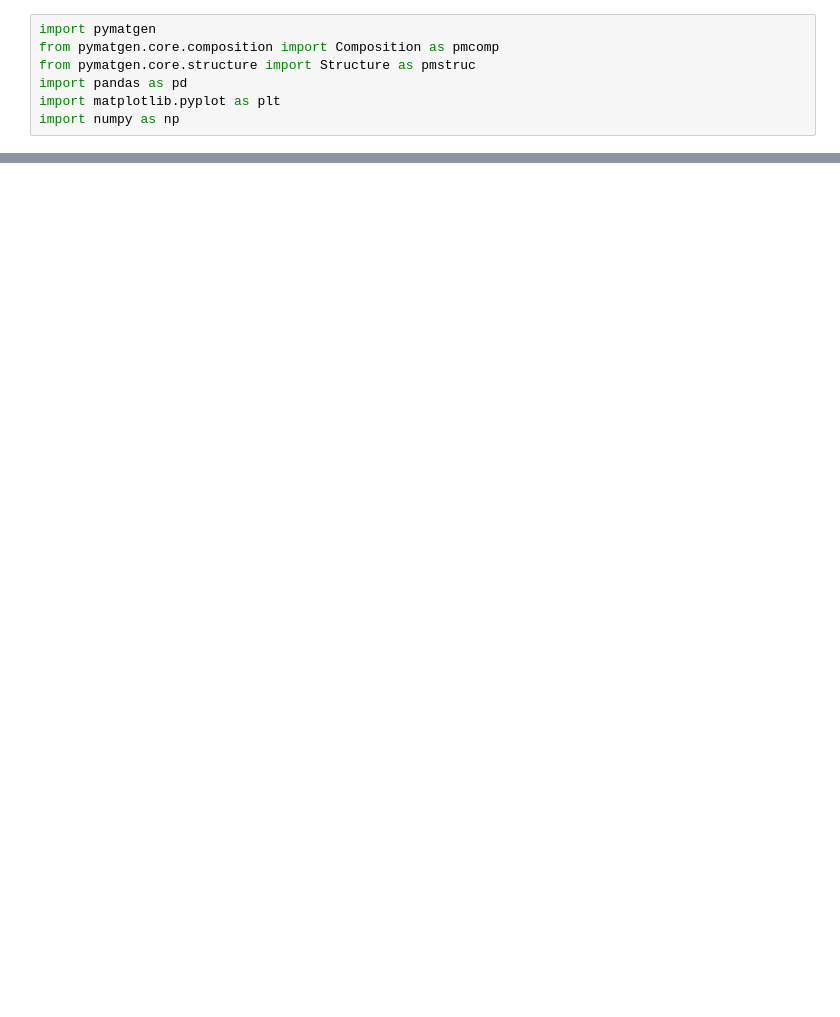
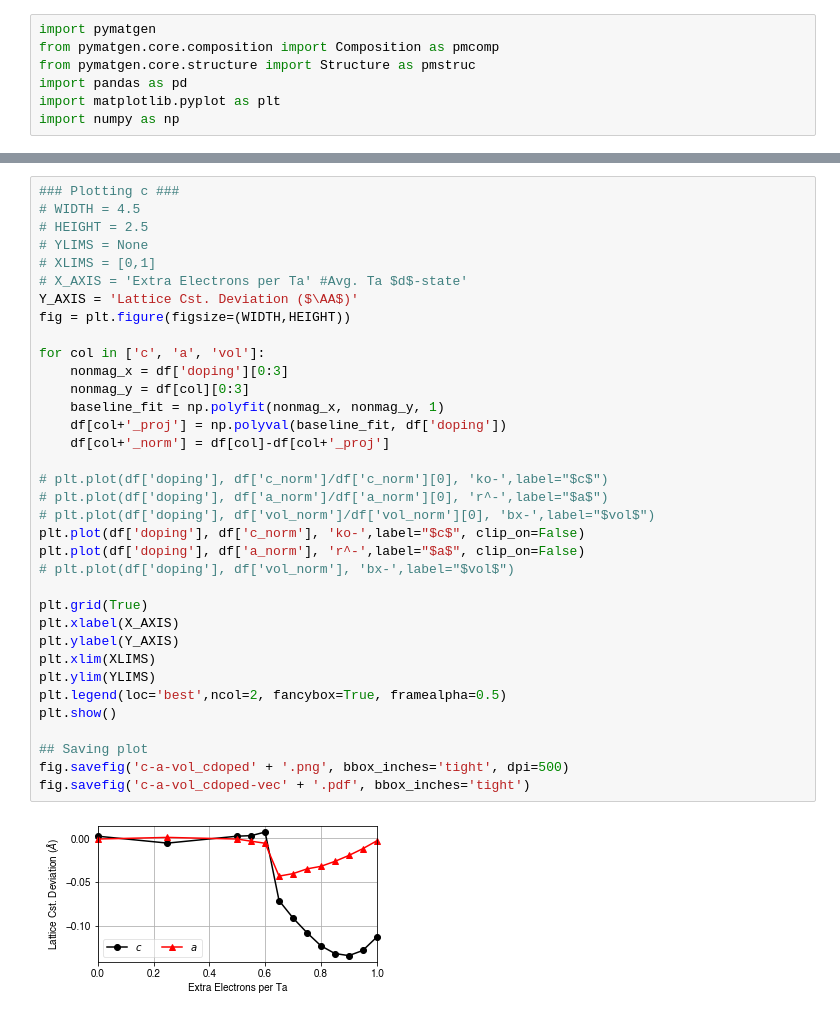
Before and after one commit to kyledmiller/kdm_vault, a Jupyter notebook: scripts_dft/plot_measurements.ipynb, the cells around one changed output, grey strips where cells are left out. Drawn from its saved outputs; the diff is of its cells as text; blank space fills up the shorter version.

```diff
--- a/scripts_dft/plot_measurements.ipynb
+++ b/scripts_dft/plot_measurements.ipynb
@@ -78,0 +84,37 @@ fig.savefig('c-a_ratio_cdoped-vec' + '.pdf', bbox_inches='tight')
+# %%
+### Plotting c ###
+# WIDTH = 4.5
+# HEIGHT = 2.5
+# YLIMS = None
+# XLIMS = [0,1]
+# X_AXIS = 'Extra Electrons per Ta' #Avg. Ta $d$-state'
+Y_AXIS = 'Lattice Cst. Deviation ($\AA$)'
+fig = plt.figure(figsize=(WIDTH,HEIGHT))
+
+for col in ['c', 'a', 'vol']:
+    nonmag_x = df['doping'][0:3]
+    nonmag_y = df[col][0:3]
+    baseline_fit = np.polyfit(nonmag_x, nonmag_y, 1)
+    df[col+'_proj'] = np.polyval(baseline_fit, df['doping'])
+    df[col+'_norm'] = df[col]-df[col+'_proj']
+
+# plt.plot(df['doping'], df['c_norm']/df['c_norm'][0], 'ko-',label="$c$")
+# plt.plot(df['doping'], df['a_norm']/df['a_norm'][0], 'r^-',label="$a$")
+# plt.plot(df['doping'], df['vol_norm']/df['vol_norm'][0], 'bx-',label="$vol$")
+plt.plot(df['doping'], df['c_norm'], 'ko-',label="$c$", clip_on=False)
+plt.plot(df['doping'], df['a_norm'], 'r^-',label="$a$", clip_on=False)
+# plt.plot(df['doping'], df['vol_norm'], 'bx-',label="$vol$")
+
+plt.grid(True)
+plt.xlabel(X_AXIS)
+plt.ylabel(Y_AXIS)
+plt.xlim(XLIMS)
+plt.ylim(YLIMS)
+plt.legend(loc='best',ncol=2, fancybox=True, framealpha=0.5)
+plt.show()
+
+## Saving plot
+fig.savefig('c-a-vol_cdoped' + '.png', bbox_inches='tight', dpi=500)
+fig.savefig('c-a-vol_cdoped-vec' + '.pdf', bbox_inches='tight')
+# %% [output]
+[figure, added]
```
Also changed, not shown: parts of 6 cells of this notebook, 7 other files.
